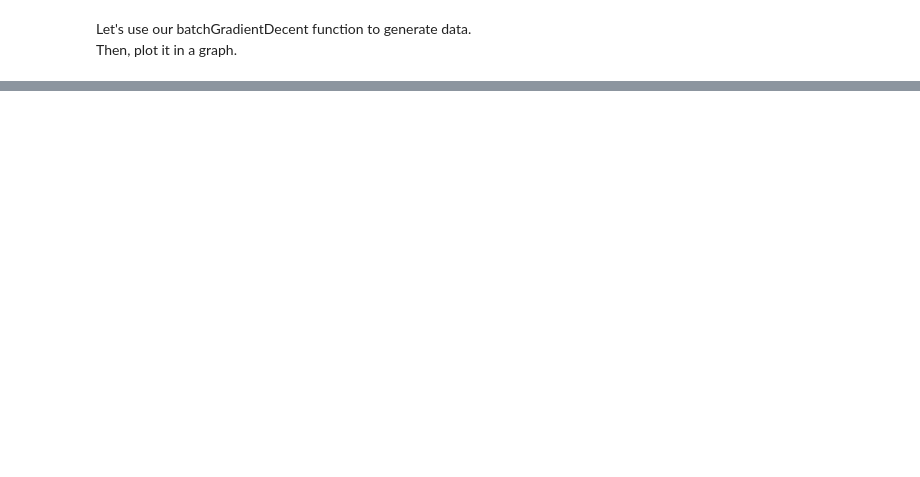
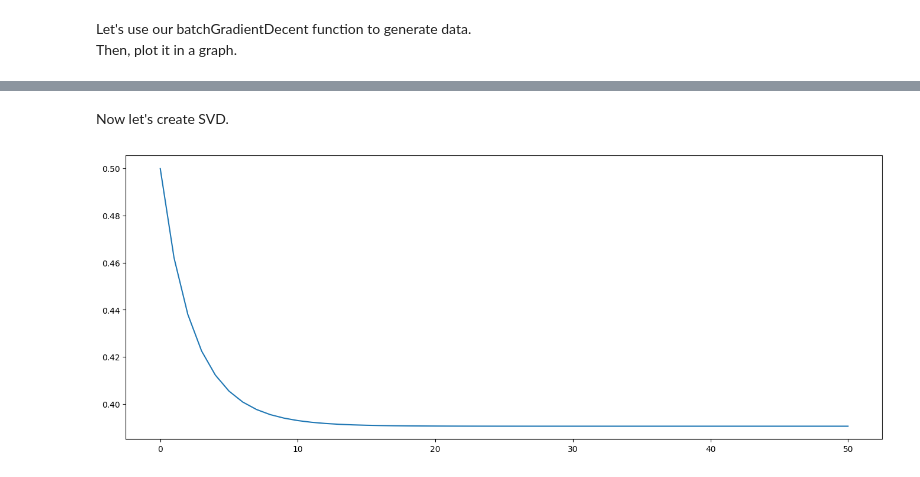
Before and after one commit to GilYairYamin/Azrieli_ML-intro-final-proj, a Jupyter notebook: FinalEX.ipynb, the cells around one changed output, grey strips where cells are left out. Drawn from its saved outputs; the diff is of its cells as text; code cells hidden in the pictures; blank space fills up the shorter version.

```diff
--- a/FinalEX.ipynb
+++ b/FinalEX.ipynb
@@ -12,10 +12,15 @@ import math
 # %% [markdown]
 We have here a csv file with data about cancer patients.
 Using numpy, lets import the data from the csv we were given.
+# %%
+raw_data = np.loadtxt("cancer_data.csv", dtype=np.float64, delimiter=",")
 # %% [markdown]
 We need to normalize our data to continue:
 # %%
 def normalize(raw_data):
+    res = np.zeros_like(raw_data, dtype=np.float64)
+    ExpectedArr = np.zeros(shape=(len(raw_data[0])), dtype=np.float64)
+    DeviationArr = np.zeros(shape=(len(raw_data[0])), dtype=np.float64)
 
     for i in range(len(raw_data[0])):
         Expected = raw_data[:, i].mean()
@@ -37,6 +42,7 @@ Now we'll create the matrix X, and vector y
 # %%
 ones = np.ones((len(normalized_data), 1), dtype=np.longdouble)
 
+X = np.concatenate((ones, normalized_data[:, :-1]), axis=1, dtype=np.float64)
 y = normalized_data[:, -1]
 # %% [markdown]
 Let's define a function that recieves the vector $\Theta$ and a vector $x$, and returns the result of $h_\Theta(x)$\
@@ -254,0 +250,13 @@ Some conclusions from running those graphs multiple times:
+# %% [markdown]
+Now let's create SVD.
+# %%
+dim = 3
+
+U, s, Vt = np.linalg.svd(X, full_matrices=False)
+X_reduce = U[:, :dim].dot(np.diag(s[:dim]))
+
+theta, J = GradientDecent(X_reduce, y, alpha=0.1, epsilon=epsilon, delta=delta, M=1000)
+fig = createGraphFromData(J)
+fig.show()
+# %% [output]
+[figure, added]
```
Also changed, not shown: parts of 14 cells of this notebook.
